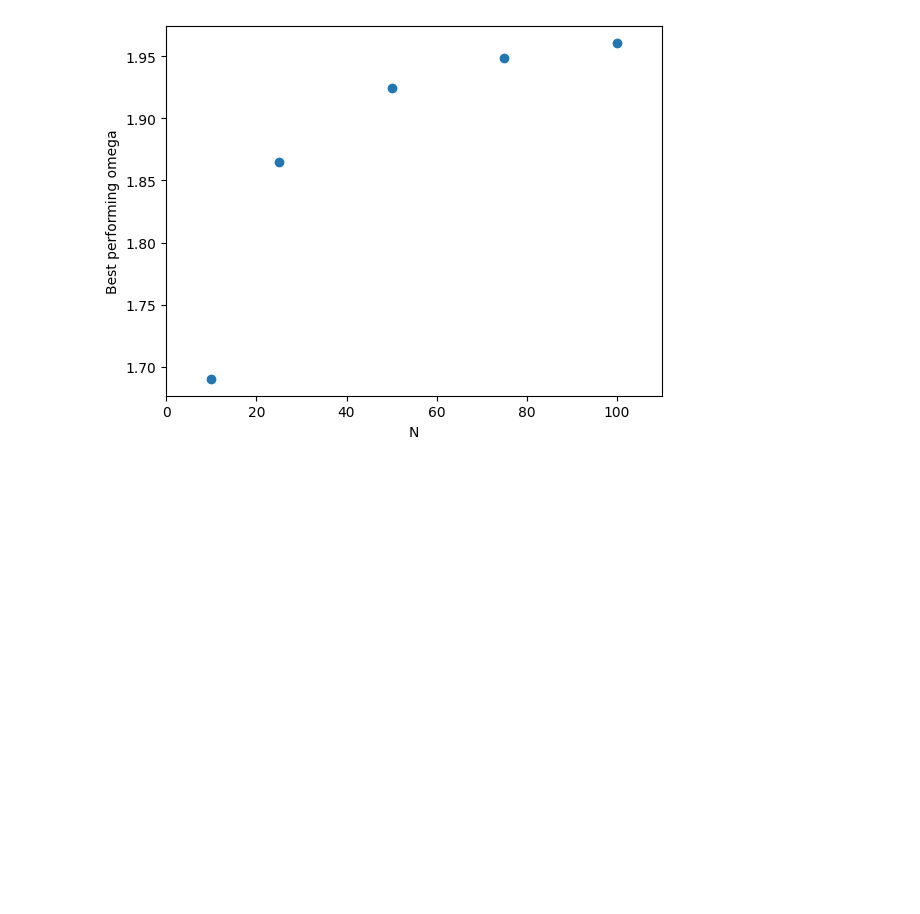
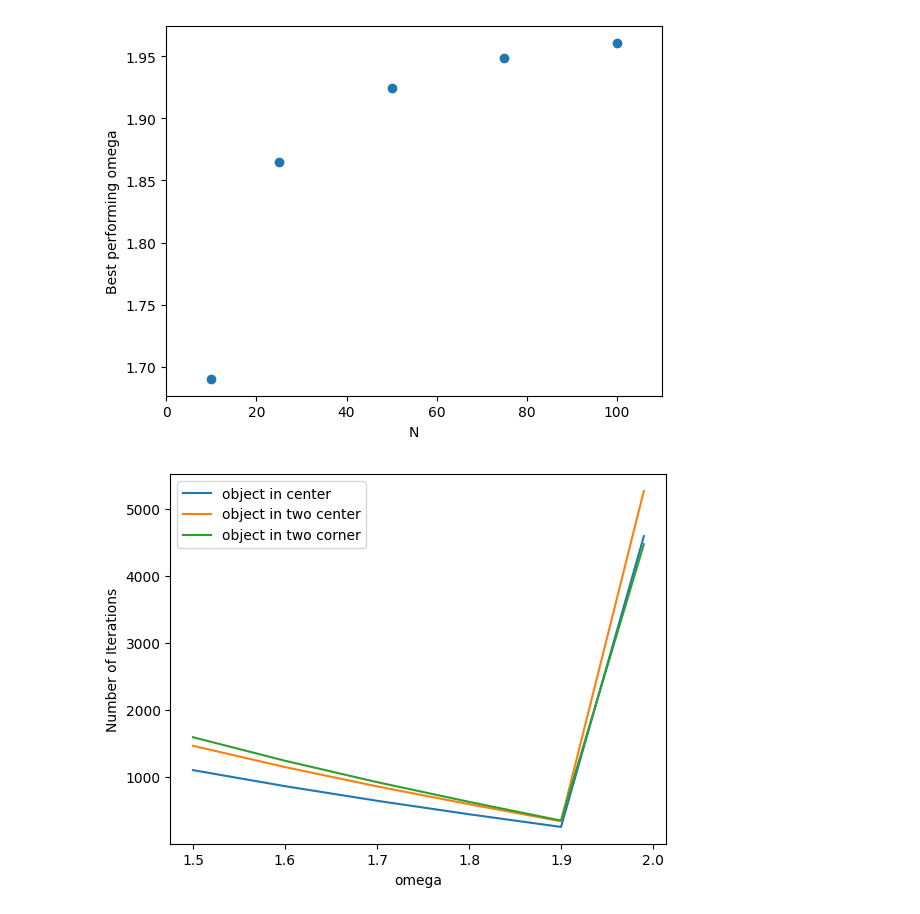
Before and after one commit to JTimmr/Scientific_Computing_1, a Jupyter notebook: diffusion.ipynb, the cells around one changed output. Saved outputs shown, nothing was run; the diff lists cells and outputs as text; code cells hidden in the pictures; blank space fills up the shorter version.

Commit message:
object in the domain

```diff
--- a/diffusion.ipynb
+++ b/diffusion.ipynb
@@ -449,0 +481,20 @@ fig
+# %%
+def do_timestep_SOR(state, dt, dx, D, N, calculate_concentration, omega, object_loc):
+    """
+    Do single timestep
+    """
+
+    # Start as initial condition
+    next_state = initial_condition_I(N=N)
+
+    # Loop over discretized points in space
+    for i in range(1, N - 1):
+        for j in range(N):
+
+            if object_loc[i][j] == 1:
+                next_state[i, j] = 0
+            else:
+                # Calculate concentration based on neighbors according to provided solving method
+                next_state[i, j] = calculate_concentration(state, next_state, i, j, N, dt, D, dx, omega)
+
+    return next_state
@@ -449,0 +538,25 @@ fig
+# %%
+D = 1
+T = 1
+L = 1
+dt = 0.0001
+dx = 0.02
+N  = int(L/dx)
+store_ts = [0.001, 0.01, 0.1, 1.]
+initial_condition = initial_condition_I(L, dx)
+loc_object = ['center', 'two center', 'two corner']
+# %%
+omega = [1.5, 1.6, 1.7, 1.8, 1.9, 1.99]
+
+for loc in  loc_object:
+    no_iter  = []
+    for omega1 in omega:
+        init_state = masked_object(L=1, dx=0.02, N=N, loc = loc)
+        ys, iterations, final_frame = SOR_convegence(initial_condition, init_state, D, dt, dx, N, T, [] , omega1, 1e-8)
+        no_iter.append(iterations)
+    plt.plot(omega, no_iter, label=f'object in {loc}')
+    plt.xlabel("omega")
+    plt.ylabel("Number of Iterations")
+    plt.legend()
+# %% [output]
+[figure, added]
```
Also changed, not shown: parts of 8 cells of this notebook, 2 other files.
